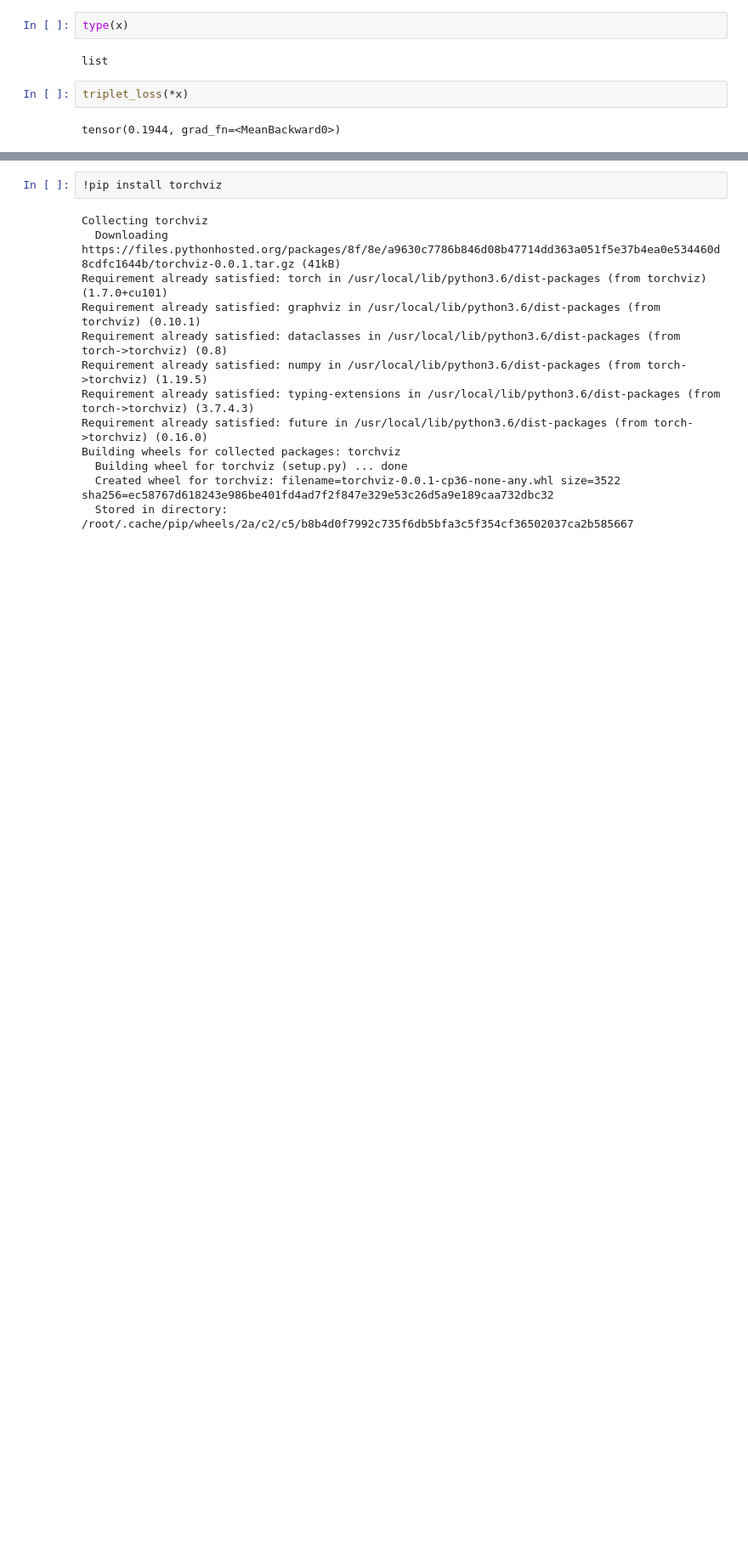
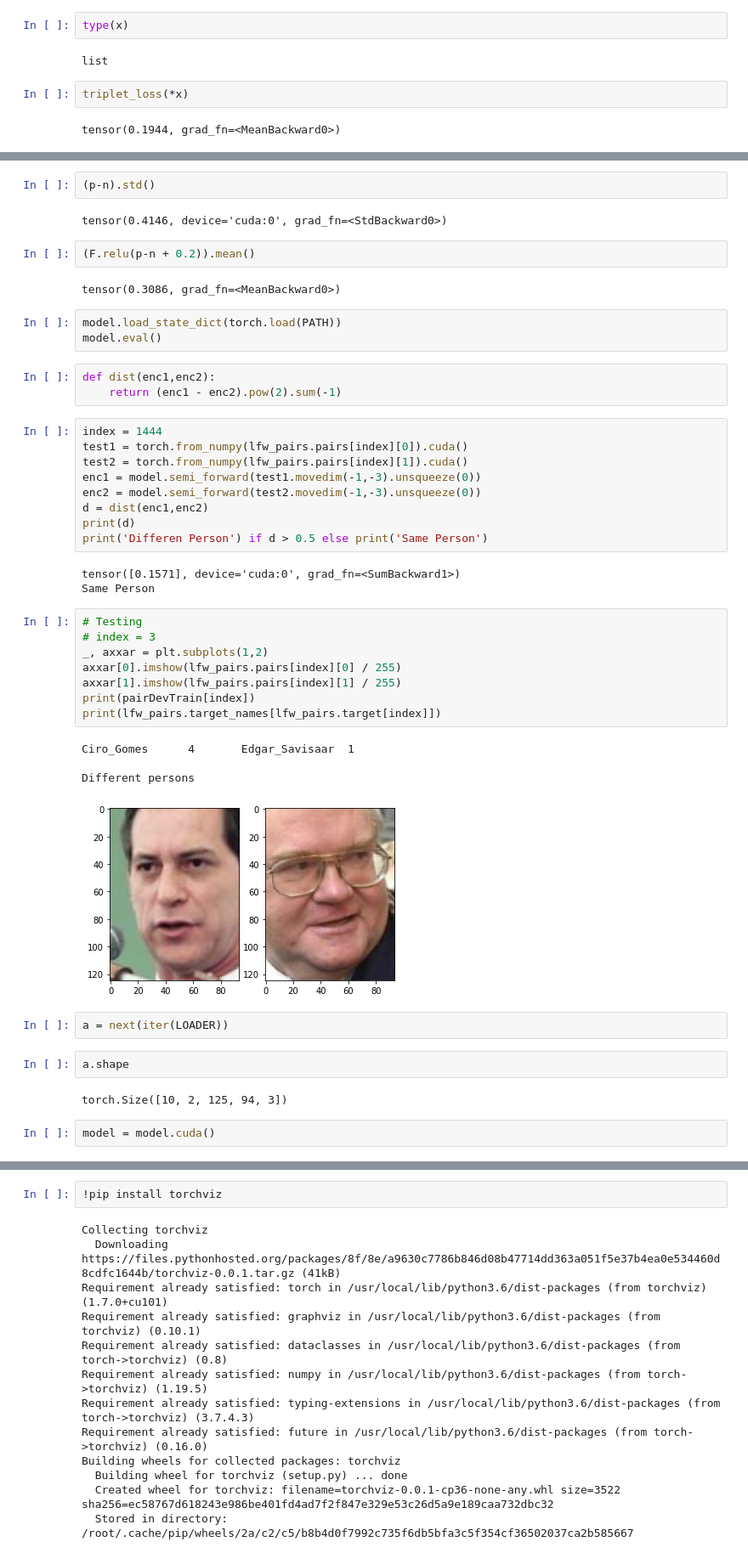
Before and after one commit to ABD-01/Siamese-NN, a Jupyter notebook: Siamese.ipynb, the cells around one changed output, grey strips where cells are left out. Shown: that part at 85% size. Cells and saved outputs as stored; diff of their text form; blank space fills up the shorter version.

```diff
--- a/Siamese.ipynb
+++ b/Siamese.ipynb
@@ -336,0 +441,47 @@ Model(
+# %%
+(p-n).std()
+# %% [output]
+tensor(0.4146, device='cuda:0', grad_fn=<StdBackward0>)
+# %%
+(F.relu(p-n + 0.2)).mean()
+# %% [output]
+tensor(0.3086, grad_fn=<MeanBackward0>)
+# %%
+model.load_state_dict(torch.load(PATH))
+model.eval()
+# %%
+def dist(enc1,enc2):
+    return (enc1 - enc2).pow(2).sum(-1)
+# %%
+index = 1444
+test1 = torch.from_numpy(lfw_pairs.pairs[index][0]).cuda()
+test2 = torch.from_numpy(lfw_pairs.pairs[index][1]).cuda()
+enc1 = model.semi_forward(test1.movedim(-1,-3).unsqueeze(0))
+enc2 = model.semi_forward(test2.movedim(-1,-3).unsqueeze(0))
+d = dist(enc1,enc2)
+print(d)
+print('Differen Person') if d > 0.5 else print('Same Person')
+# %% [output]
+tensor([0.1571], device='cuda:0', grad_fn=<SumBackward1>)
+Same Person
+# %%
+# Testing
+# index = 3
+_, axxar = plt.subplots(1,2)
+axxar[0].imshow(lfw_pairs.pairs[index][0] / 255)
+axxar[1].imshow(lfw_pairs.pairs[index][1] / 255)
+print(pairDevTrain[index])
+print(lfw_pairs.target_names[lfw_pairs.target[index]])
+# %% [output]
+Ciro_Gomes      4       Edgar_Savisaar  1
+
+Different persons
+[figure, added]
+# %%
+a = next(iter(LOADER))
+# %%
+a.shape
+# %% [output]
+torch.Size([10, 2, 125, 94, 3])
+# %%
+model = model.cuda()
```
Also changed, not shown: parts of 35 cells of this notebook.
